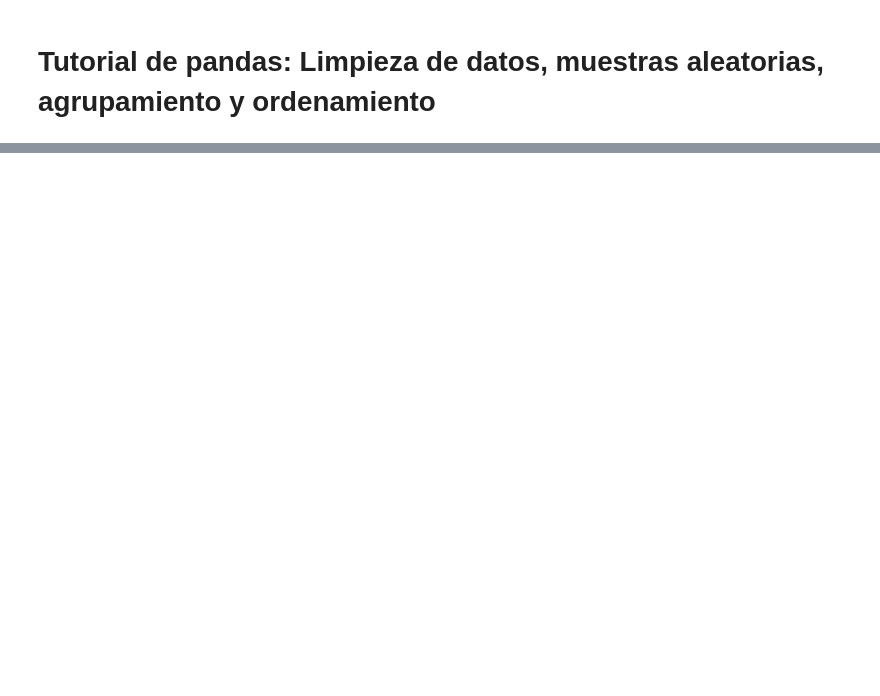
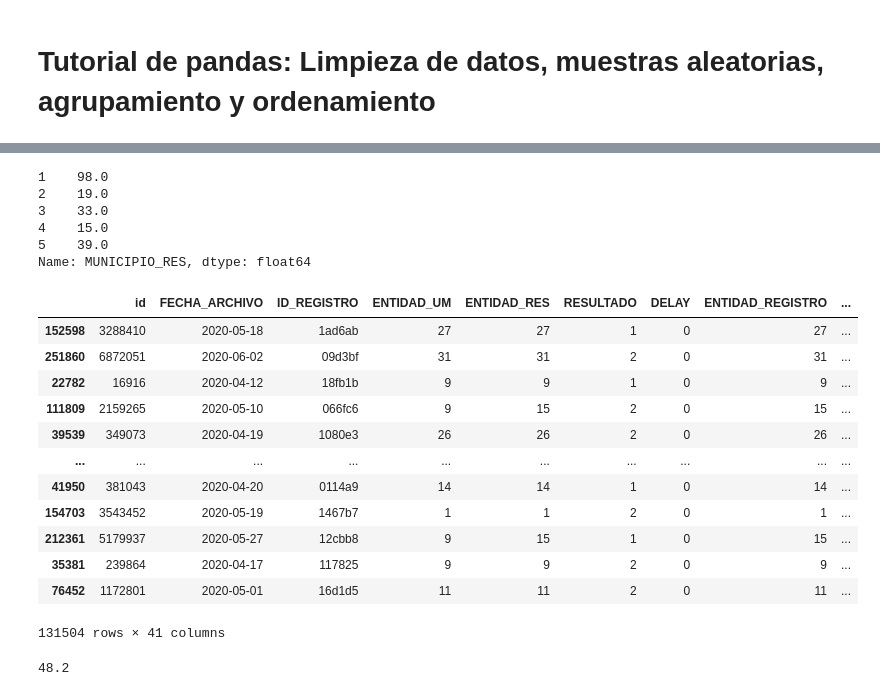
Before and after one commit to debarron/python-covid-notebook, a Jupyter notebook: tutorial_pandas_3.ipynb, the cells around one changed output, grey strips where cells are left out. Drawn from its saved outputs; the diff is of its cells as text; code cells hidden in the pictures; blank space fills up the shorter version.

```diff
--- a/tutorial_pandas_3.ipynb
+++ b/tutorial_pandas_3.ipynb
@@ -68,0 +201,36 @@ df["COSA1"] = df["COSA0"].apply(funcionF)
+# %%
+# df.iloc
+dfSeleccion = dfDatos.iloc[:3] # Primeras 3 filas
+dfSeleccion = dfDatos.iloc[1:6] # Filas del indice 2 al 5
+# %% [output]
+1    98.0
+2    19.0
+3    33.0
+4    15.0
+5    39.0
+Name: MUNICIPIO_RES, dtype: float64
+# %%
+# df.sample(n=X, random_state=Y) => X cantidad de elementos y tome Y como referencia
+dfDatos.sample(n=5, random_state=2)
+
+# df.sample(frac=X) => Selecionar X% de datos de la tabla
+dfSeleccion = dfDatoss.sample(frac=0.5)
+dfSeleccion
+# %% [output]
+|  | id | FECHA_ARCHIVO | ID_REGISTRO | ENTIDAD_UM | ENTIDAD_RES | RESULTADO | DELAY | ENTIDAD_REGISTRO | ... |
+| 152598 | 3288410 | 2020-05-18 | 1ad6ab | 27 | 27 | 1 | 0 | 27 | ... |
+| 251860 | 6872051 | 2020-06-02 | 09d3bf | 31 | 31 | 2 | 0 | 31 | ... |
+| 22782 | 16916 | 2020-04-12 | 18fb1b | 9 | 9 | 1 | 0 | 9 | ... |
+| 111809 | 2159265 | 2020-05-10 | 066fc6 | 9 | 15 | 2 | 0 | 15 | ... |
+| 39539 | 349073 | 2020-04-19 | 1080e3 | 26 | 26 | 2 | 0 | 26 | ... |
+| ... | ... | ... | ... | ... | ... | ... | ... | ... | ... |
+| 41950 | 381043 | 2020-04-20 | 0114a9 | 14 | 14 | 1 | 0 | 14 | ... |
+| 154703 | 3543452 | 2020-05-19 | 1467b7 | 1 | 1 | 2 | 0 | 1 | ... |
+| 212361 | 5179937 | 2020-05-27 | 12cbb8 | 9 | 15 | 1 | 0 | 15 | ... |
+| 35381 | 239864 | 2020-04-17 | 117825 | 9 | 9 | 2 | 0 | 9 | ... |
+| 76452 | 1172801 | 2020-05-01 | 16d1d5 | 11 | 11 | 2 | 0 | 11 | ... |
+131504 rows × 41 columns
+# %%
+dfSeleccion["EDAD"].mean()
+# %% [output]
+48.2
```
Also changed, not shown: parts of 24 cells of this notebook.
